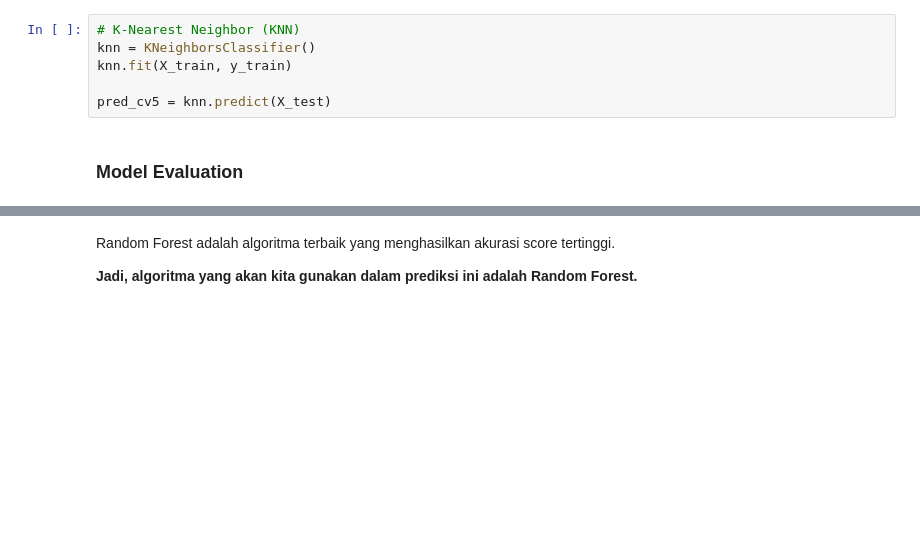
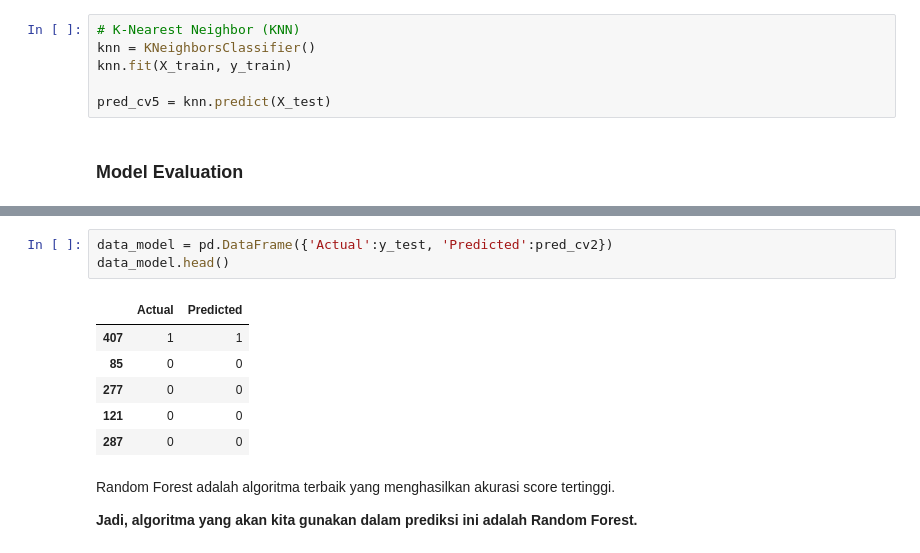
Before and after one commit to vistasasmitapadmanagara/H8_4_Vista, a Jupyter notebook: projek3_ensemble/notebook/projek_3_ensemble.ipynb, the cells around one changed output, grey strips where cells are left out. Saved outputs shown, nothing was run; the diff lists cells and outputs as text; blank space fills up the shorter version.

```diff
--- a/projek3_ensemble/notebook/projek_3_ensemble.ipynb
+++ b/projek3_ensemble/notebook/projek_3_ensemble.ipynb
@@ -367,3 +367,13 @@ KNN: 0.7108433734939759
+# %%
+data_model = pd.DataFrame({'Actual':y_test, 'Predicted':pred_cv2})
+data_model.head()
+# %% [output]
+|  | Actual | Predicted |
+| 407 | 1 | 1 |
+| 85 | 0 | 0 |
+| 277 | 0 | 0 |
+| 121 | 0 | 0 |
+| 287 | 0 | 0 |
 # %% [markdown]
 Random Forest adalah algoritma terbaik yang menghasilkan akurasi score tertinggi.
 
```
Also changed, not shown: parts of 7 cells of this notebook.
